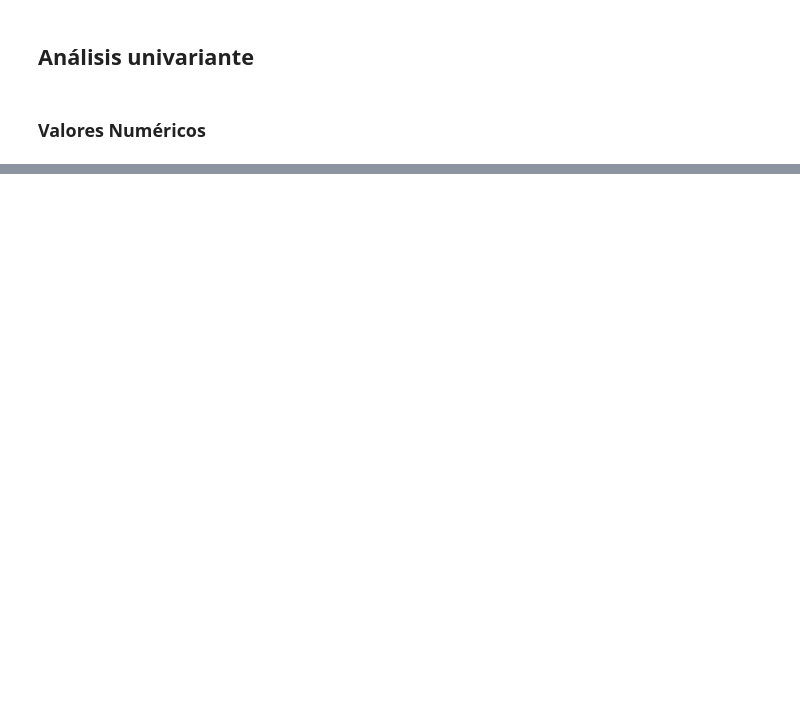
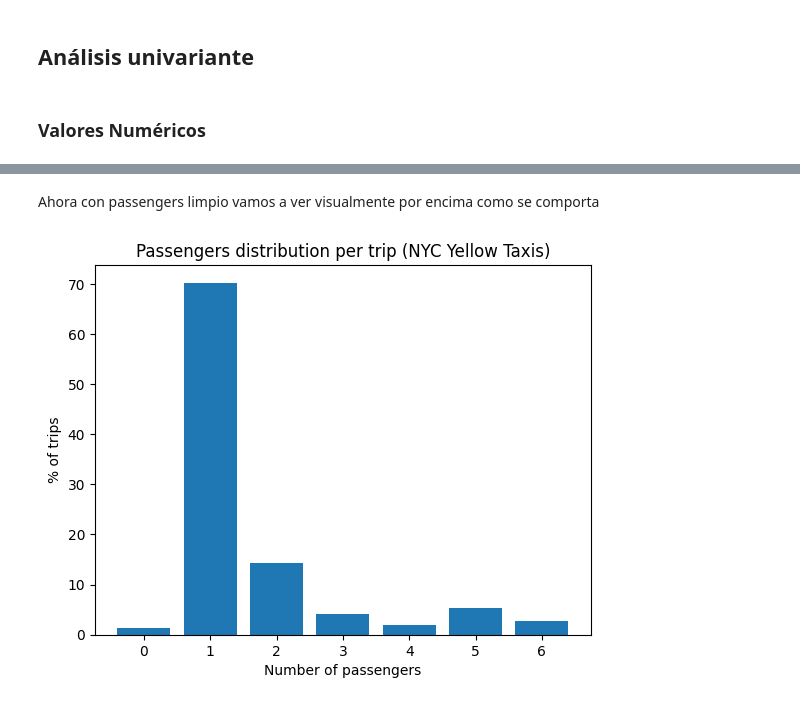
Before and after one commit to ImanolMQ/analysis-nyc-taxi, a Jupyter notebook: notebooks/EDA.ipynb, the cells around one changed output, grey strips where cells are left out. Cells and saved outputs as stored; diff of their text form; code cells hidden in the pictures; blank space fills up the shorter version.

Commit message:
add passenger_count analysis and update requirements.txt

```diff
--- a/notebooks/EDA.ipynb
+++ b/notebooks/EDA.ipynb
@@ -888,2 +1251,7 @@ shape: (20, 13)
 # %% [markdown]
 ### Valores Numéricos
+# %%
+numeric_col_names = pl.selectors.expand_selector(
+    lf_yellow, pl.selectors.numeric()
+)
+numeric_col_names
@@ -889,0 +1350,28 @@ shape: (20, 13)
+# %%
+def passenger_count_filter(lf: pl.LazyFrame) -> pl.LazyFrame:
+    """
+    Filter passenger counts minor equal to 6 and nulls.Also, change 0 values to null.
+
+    :param lf: LazyFrame to filter.
+    :return: LazyFrame with filtered passenger counts.
+    """
+    filters = [
+        (pl.col("passenger_count") <= 6)
+        | (pl.col("passenger_count").is_null())
+    ]
+
+    return (
+        lf
+        .filter(filters)
+        .with_columns(
+            pl.when(pl.col("passenger_count") == 0)
+            .then(None)
+            .otherwise(pl.col("passenger_count"))
+            .alias("passenger_count")
+        )
+    )
+# %%
+passenger_cleaned = passenger_count_filter(lf_yellow)
+# %%
+passenger_dist = count_unique_values(passenger_cleaned, numeric_col_names[0])
+passenger_dist.head(7)
@@ -889,0 +1389,11 @@ shape: (20, 13)
+# %% [markdown]
+Ahora con passengers limpio vamos a ver visualmente por encima como se comporta
+# %%
+# We change the nulls for 0 to show it in the graph
+plt.bar(passenger_dist.fill_null(0)["value"], passenger_dist["pct"])
+plt.xlabel("Number of passengers")
+plt.ylabel("% of trips")
+plt.title("Passengers distribution per trip (NYC Yellow Taxis)")
+plt.show()
+# %% [output]
+[figure, added]
```
Also changed, not shown: parts of 46 cells of this notebook.
